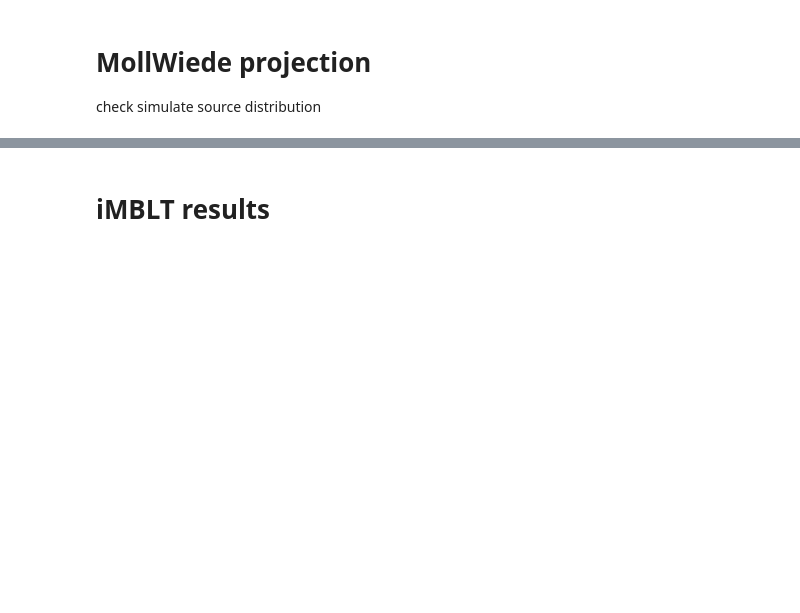
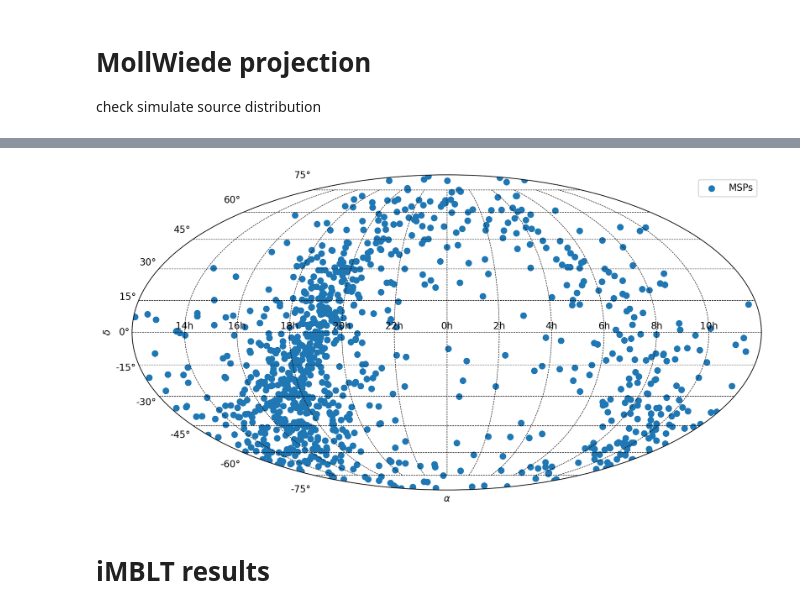
Before and after one commit to yanwang2012/RAAPTR, a Jupyter notebook: GENSIMDATA/mollweide.ipynb, the cells around one changed output, grey strips where cells are left out. Cells and saved outputs as stored; diff of their text form; code cells hidden in the pictures; blank space fills up the shorter version.

```diff
--- a/GENSIMDATA/mollweide.ipynb
+++ b/GENSIMDATA/mollweide.ipynb
@@ -35,3 +48,18 @@ fig.savefig('SourceDist.svg',dpi=300)
+# %%
+# MSPs distribution
+fig = plt.figure(figsize=(12,8), dpi=200)
+ax = fig.add_subplot(111,projection='mollweide')
+alpha = coord.Angle(alphaP*units.rad).wrap_at(180*units.degree).radian
+h = ax.scatter(alpha,deltaP, label='MSPs')
+xlab = ['14h','16h','18h','20h','22h','0h','2h','4h','6h','8h','10h']
+ax.set_xticklabels(xlab)
+ax.set_xlabel(r'$\alpha$')
+ax.set_ylabel(r'$\delta$')
+ax.grid(color='k',linestyle='--',linewidth=0.5)
+plt.legend()
+fig.savefig('./psrs.png',dpi=300, facecolor='white')
+# %% [output]
+[figure, added]
 # %% [markdown]
 # iMBLT results
 # %%
```
Also changed, not shown: parts of 27 cells of this notebook, 2 other files.
